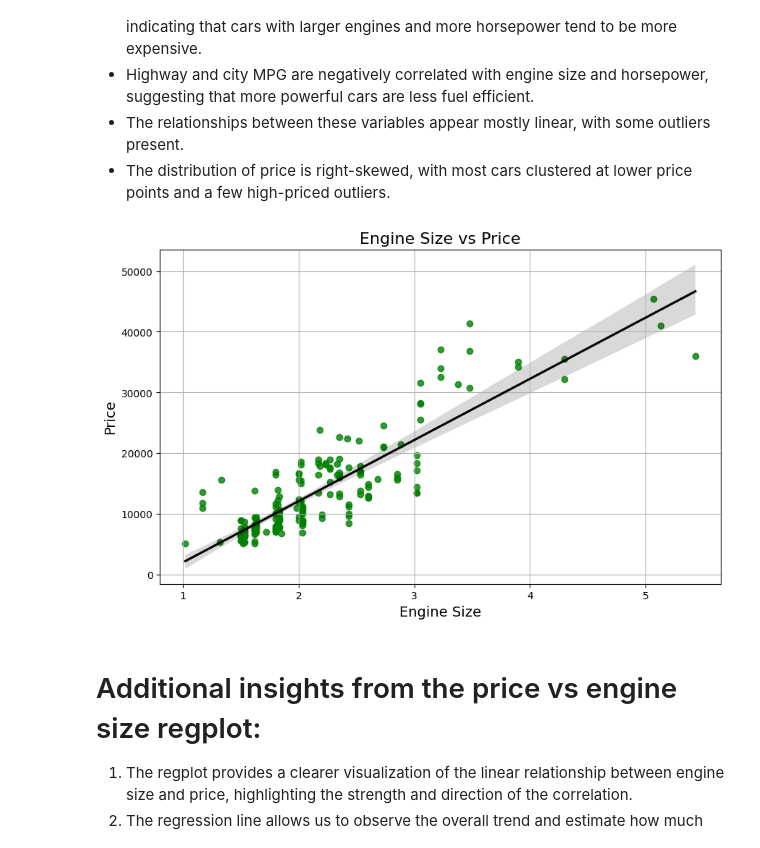
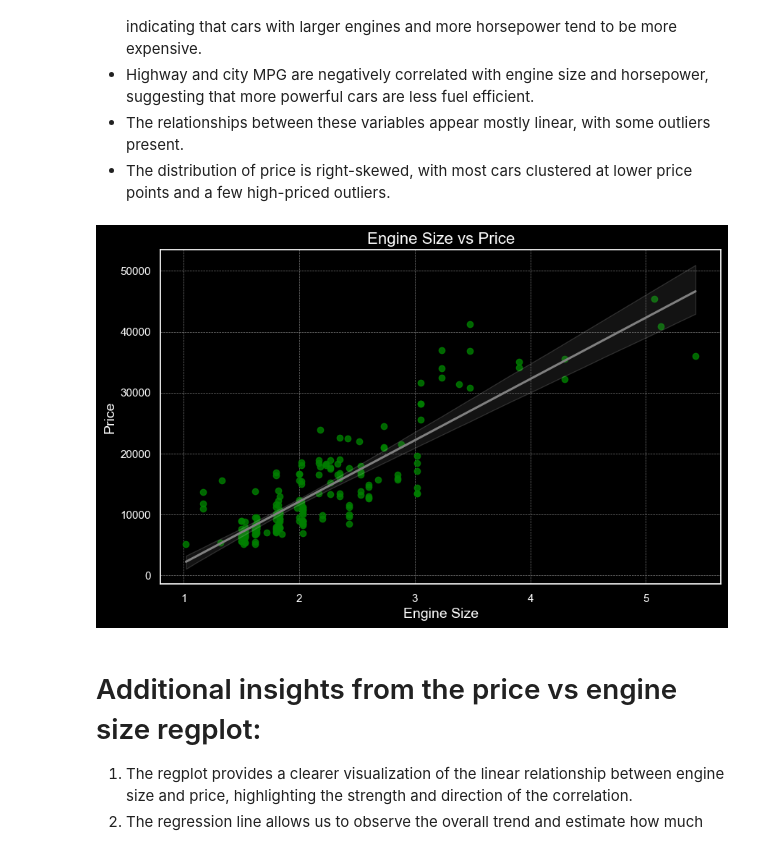
Before and after one commit to AL-MASNAI/car-price-analysis-hackathon-team4, a Jupyter notebook: jupyter_notebooks/Visualisation.ipynb, the cells around one changed output. Drawn from its saved outputs; the diff is of its cells as text; code cells hidden in the pictures.

```diff
--- a/jupyter_notebooks/Visualisation.ipynb
+++ b/jupyter_notebooks/Visualisation.ipynb
@@ -62,12 +62,17 @@ cars_df.head()
 5 rows × 37 columns
 # %%
  # seaborn pairplot for price, enginesize, horsepower, highwaympg, citympg
-sns.pairplot(
+sns.set_theme(style='darkgrid')
+plt.style.use('dark_background')
+
+pairplot = sns.pairplot(
     cars_df[['price', 'enginesize', 'horsepower', 'highwaympg', 'citympg']],
     diag_kind='hist',
     plot_kws={'color': 'green'},
-    diag_kws={'color': 'black'}
+    diag_kws={'color': 'black'},
 )
 plt.suptitle('Pairplot of Key Numeric Values', y=1.02)
+for ax in pairplot.axes.flatten():
+    ax.grid(color='white', linestyle='--', linewidth=0.5)
 plt.show()
 # %% [output]
@@ -81,21 +86,22 @@ plt.show()
 # %%
 # seaborn regplot for enginesize vs price
 plt.figure(figsize=(10, 6))
 sns.regplot(
     x='enginesize',
     y='price',
     data=cars_df,
     scatter_kws={'color': 'green'},
-    line_kws={'color': 'black'}
+    line_kws={'color': 'grey'}
 )
 plt.title('Engine Size vs Price', fontsize=16)
 plt.xlabel('Engine Size', fontsize=14)
 plt.ylabel('Price', fontsize=14)
-
+plt.style.use('dark_background')
 plt.grid(True)
+plt.grid(color='grey', linestyle='--', linewidth=0.5)
 plt.show()
 # %% [output]
-[figure, old version]
+[figure, new version]
 # %% [markdown]
 # Additional insights from the price vs engine size regplot:
 1. The regplot provides a clearer visualization of the linear relationship between engine size and price, highlighting the strength and direction of the correlation.
```
Also changed, not shown: parts of 1 cell of this notebook.
